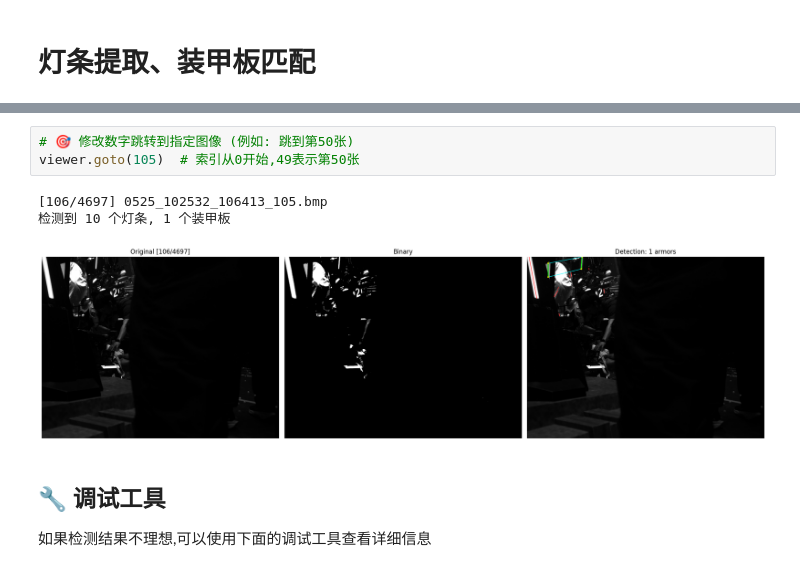
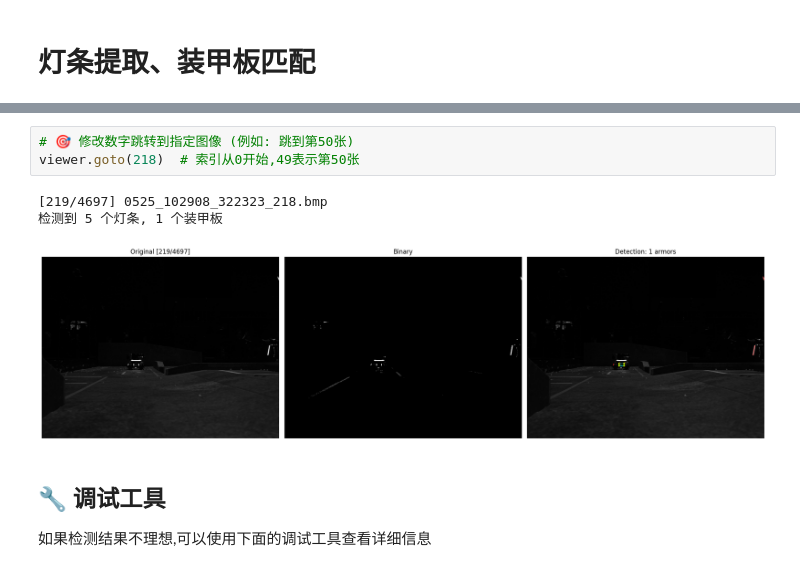
Before and after one commit to Ven-star-young/python_refactor, a Jupyter notebook: src/lable_generator.ipynb, the cells around one changed output, grey strips where cells are left out. Drawn from its saved outputs; the diff is of its cells as text.

```diff
--- a/src/lable_generator.ipynb
+++ b/src/lable_generator.ipynb
@@ -391,10 +447,10 @@ viewer.prev()
 # %%
 # 🎯 修改数字跳转到指定图像 (例如: 跳到第50张)
-viewer.goto(105)  # 索引从0开始,49表示第50张
+viewer.goto(218)  # 索引从0开始,49表示第50张
 # %% [output]
-[106/4697] 0525_102532_106413_105.bmp
-检测到 10 个灯条, 1 个装甲板
+[219/4697] 0525_102908_322323_218.bmp
+检测到 5 个灯条, 1 个装甲板
-[figure, old version]
+[figure, new version]
 # %% [markdown]
 ## 🔧 调试工具
 
```
Also changed, not shown: parts of 7 cells of this notebook, 4 other files.
